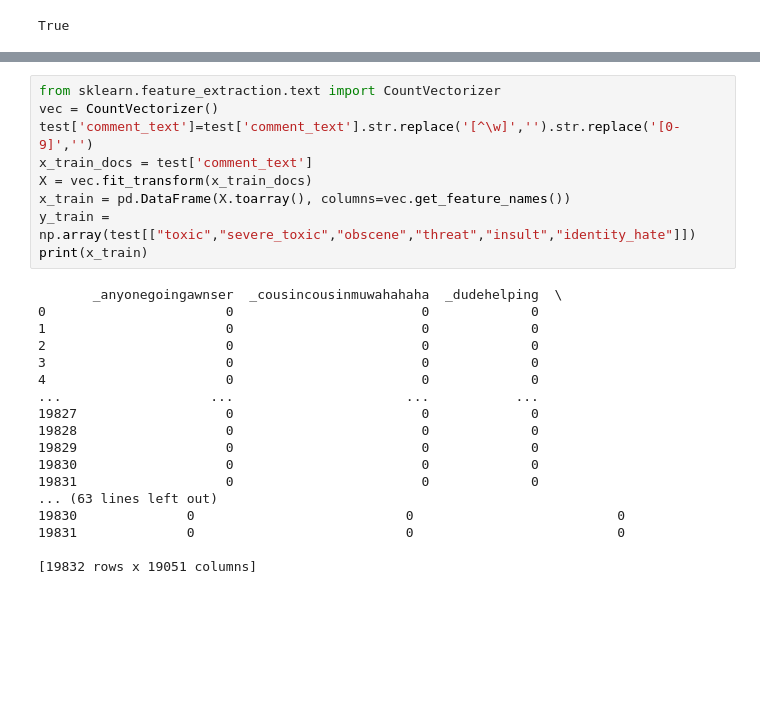
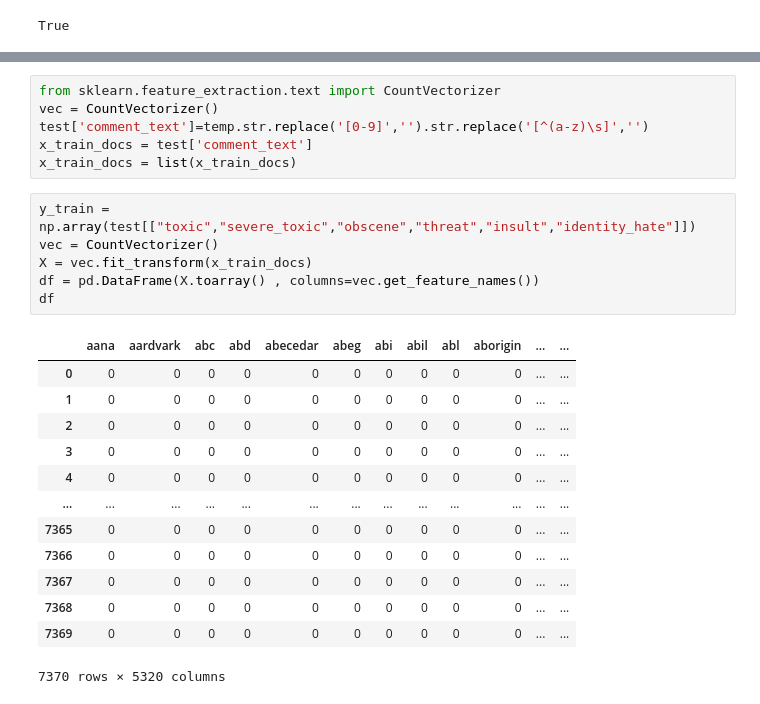
Before and after one commit to AbhishekMyana/ToxicityClassifier, a Jupyter notebook: ToxicityDetection.ipynb, the cells around one changed output, grey strips where cells are left out. Saved outputs shown, nothing was run; the diff lists cells and outputs as text; blank space fills up the shorter version.

```diff
--- a/ToxicityDetection.ipynb
+++ b/ToxicityDetection.ipynb
@@ -139,27 +135,26 @@ plt.grid(True)
 # %%
 from sklearn.feature_extraction.text import CountVectorizer
 vec = CountVectorizer()
-test['comment_text']=test['comment_text'].str.replace('[^\w]','').str.replace('[0-9]','')
+test['comment_text']=temp.str.replace('[0-9]','').str.replace('[^(a-z)\s]','')
 x_train_docs = test['comment_text']
-X = vec.fit_transform(x_train_docs)
-x_train = pd.DataFrame(X.toarray(), columns=vec.get_feature_names())
-y_train = np.array(test[["toxic","severe_toxic","obscene","threat","insult","identity_hate"]])
-print(x_train)
+x_train_docs = list(x_train_docs)
-# %% [output]
-       _anyonegoingawnser  _cousincousinmuwahahaha  _dudehelping  \
-0                       0                        0             0
-1                       0                        0             0
-2                       0                        0             0
-3                       0                        0             0
-4                       0                        0             0
-...                   ...                      ...           ...
-19827                   0                        0             0
-19828                   0                        0             0
-19829                   0                        0             0
-19830                   0                        0             0
-19831                   0                        0             0
-... (63 lines left out)
-19830              0                           0                          0
-19831              0                           0                          0
-
-[19832 rows x 19051 columns]
+# %%
+y_train = np.array(test[["toxic","severe_toxic","obscene","threat","insult","identity_hate"]])
+vec = CountVectorizer()
+X = vec.fit_transform(x_train_docs)
+df = pd.DataFrame(X.toarray() , columns=vec.get_feature_names())
+df
+# %% [output]
+|  | aana | aardvark | abc | abd | abecedar | abeg | abi | abil | abl | aborigin | ... | ... |
+| 0 | 0 | 0 | 0 | 0 | 0 | 0 | 0 | 0 | 0 | 0 | ... | ... |
+| 1 | 0 | 0 | 0 | 0 | 0 | 0 | 0 | 0 | 0 | 0 | ... | ... |
+| 2 | 0 | 0 | 0 | 0 | 0 | 0 | 0 | 0 | 0 | 0 | ... | ... |
+| 3 | 0 | 0 | 0 | 0 | 0 | 0 | 0 | 0 | 0 | 0 | ... | ... |
+| 4 | 0 | 0 | 0 | 0 | 0 | 0 | 0 | 0 | 0 | 0 | ... | ... |
+| ... | ... | ... | ... | ... | ... | ... | ... | ... | ... | ... | ... | ... |
+| 7365 | 0 | 0 | 0 | 0 | 0 | 0 | 0 | 0 | 0 | 0 | ... | ... |
+| 7366 | 0 | 0 | 0 | 0 | 0 | 0 | 0 | 0 | 0 | 0 | ... | ... |
+| 7367 | 0 | 0 | 0 | 0 | 0 | 0 | 0 | 0 | 0 | 0 | ... | ... |
+| 7368 | 0 | 0 | 0 | 0 | 0 | 0 | 0 | 0 | 0 | 0 | ... | ... |
+| 7369 | 0 | 0 | 0 | 0 | 0 | 0 | 0 | 0 | 0 | 0 | ... | ... |
+7370 rows × 5320 columns
```
Also changed, not shown: parts of 7 cells of this notebook.
